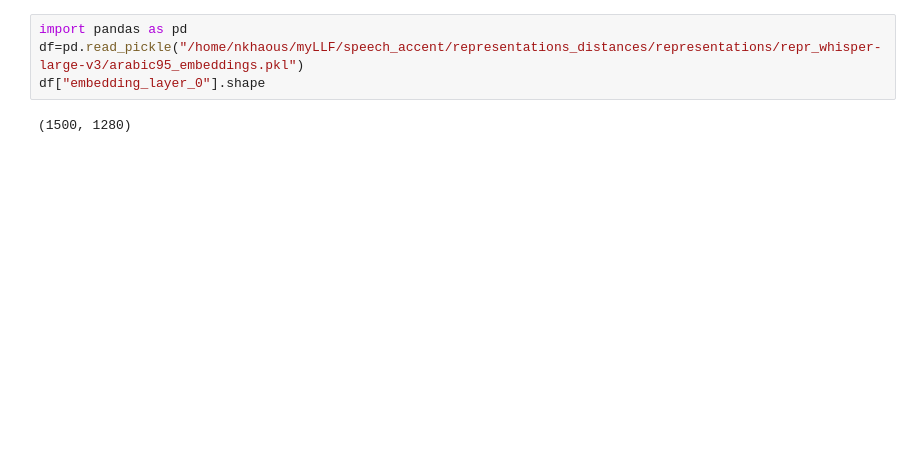
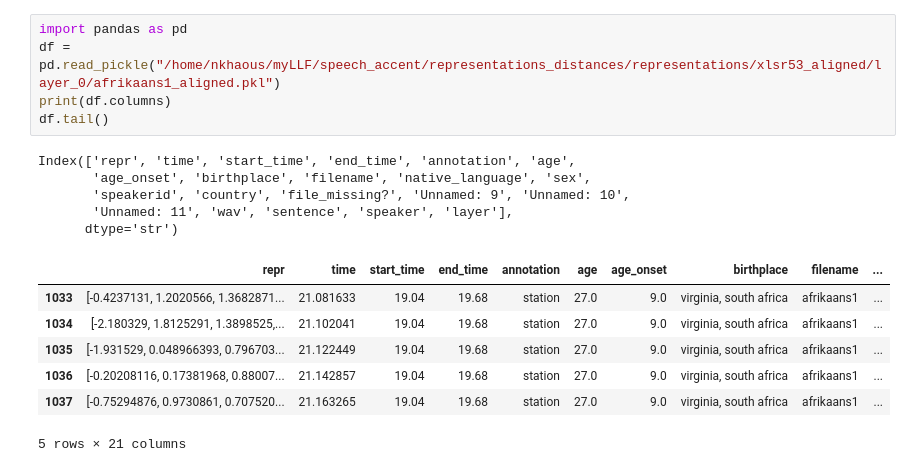
Before and after one commit to khaous-noureddine/Speech-Accent-Analysis, a Jupyter notebook: play_data.ipynb, the cells around one changed output. Drawn from its saved outputs; the diff is of its cells as text; blank space fills up the shorter version.

```diff
--- a/play_data.ipynb
+++ b/play_data.ipynb
@@ -1,6 +92,18 @@
 # %%
 import pandas as pd
-df=pd.read_pickle("/home/nkhaous/myLLF/speech_accent/representations_distances/representations/repr_whisper-large-v3/arabic95_embeddings.pkl")
-df["embedding_layer_0"].shape
+df = pd.read_pickle("/home/nkhaous/myLLF/speech_accent/representations_distances/representations/xlsr53_aligned/layer_0/afrikaans1_aligned.pkl")
+print(df.columns)
+df.tail()
 # %% [output]
-(1500, 1280)
+Index(['repr', 'time', 'start_time', 'end_time', 'annotation', 'age',
+       'age_onset', 'birthplace', 'filename', 'native_language', 'sex',
+       'speakerid', 'country', 'file_missing?', 'Unnamed: 9', 'Unnamed: 10',
+       'Unnamed: 11', 'wav', 'sentence', 'speaker', 'layer'],
+      dtype='str')
+|  | repr | time | start_time | end_time | annotation | age | age_onset | birthplace | filename | ... |
+| 1033 | [-0.4237131, 1.2020566, 1.3682871... | 21.081633 | 19.04 | 19.68 | station | 27.0 | 9.0 | virginia, south africa | afrikaans1 | ... |
+| 1034 | [-2.180329, 1.8125291, 1.3898525,... | 21.102041 | 19.04 | 19.68 | station | 27.0 | 9.0 | virginia, south africa | afrikaans1 | ... |
+| 1035 | [-1.931529, 0.048966393, 0.796703... | 21.122449 | 19.04 | 19.68 | station | 27.0 | 9.0 | virginia, south africa | afrikaans1 | ... |
+| 1036 | [-0.20208116, 0.17381968, 0.88007... | 21.142857 | 19.04 | 19.68 | station | 27.0 | 9.0 | virginia, south africa | afrikaans1 | ... |
+| 1037 | [-0.75294876, 0.9730861, 0.707520... | 21.163265 | 19.04 | 19.68 | station | 27.0 | 9.0 | virginia, south africa | afrikaans1 | ... |
+5 rows × 21 columns
```
Also changed, not shown: parts of 19 cells of this notebook, 56 other files.
